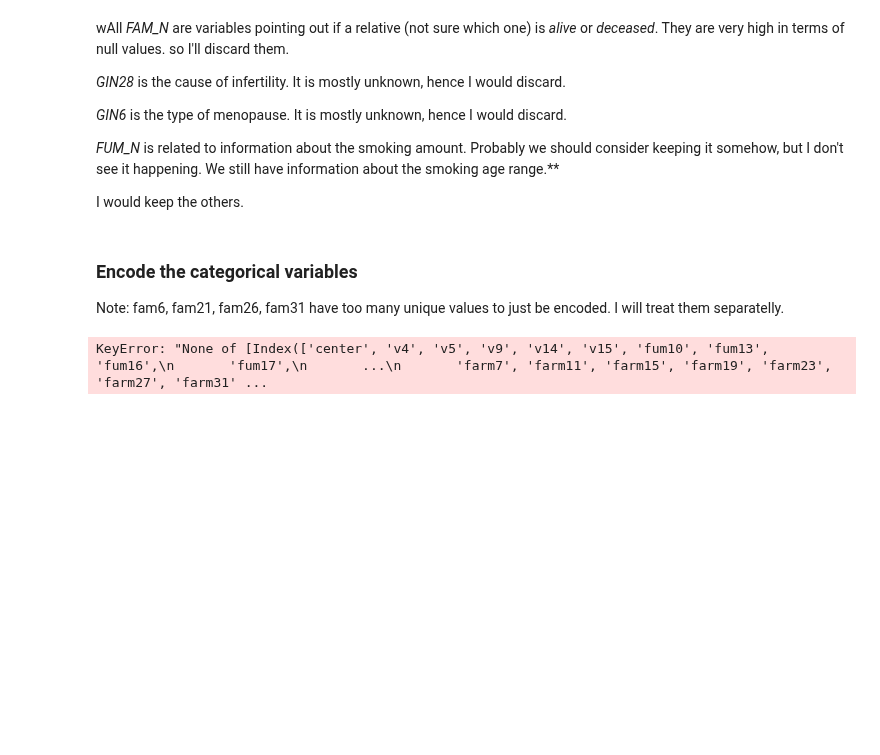
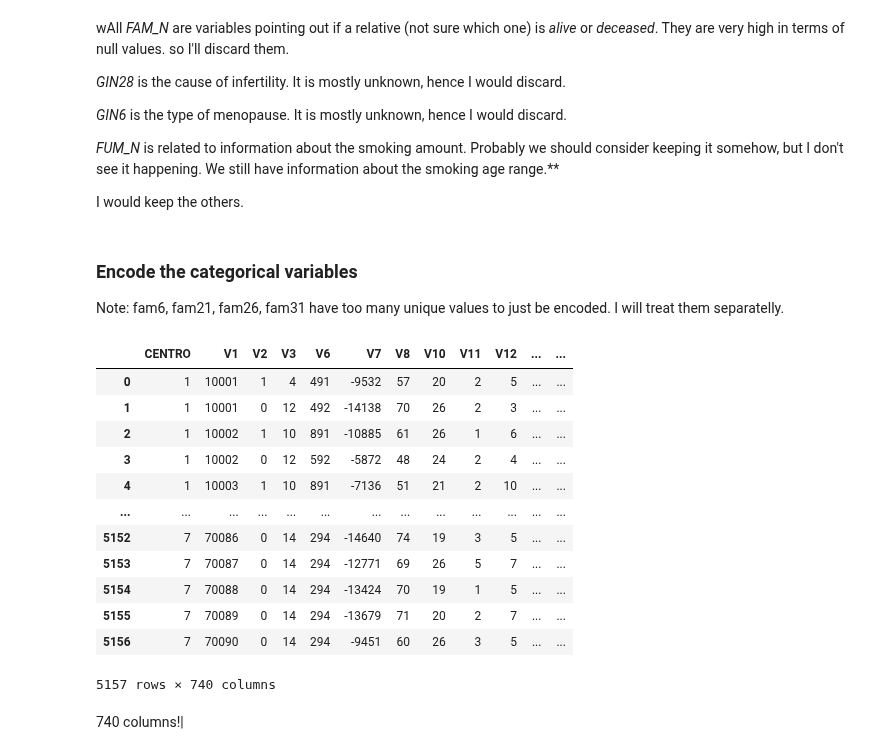
Before and after one commit to Paolaloi/EpidemLab, a Jupyter notebook: code.ipynb, the cells around one changed output. Drawn from its saved outputs; the diff is of its cells as text; code cells hidden in the pictures; blank space fills up the shorter version.

```diff
--- a/code.ipynb
+++ b/code.ipynb
@@ -303,16 +303,38 @@ I would keep the others.
 Note: fam6, fam21, fam26, fam31 have too many unique values to just be encoded. I will treat them separatelly.
 # %%
 data_df_na['V4'] = data_df_na['V4'].replace({1: 0, 2: 1})
+data_df_na['V2'] = data_df_na['V2'].replace({2: 0})
 # %%
 with open('data//to_be_encoded.txt', 'r') as f:
-    cols_to_encode = [line.strip() for line in f if line.strip()]
+    cols_to_encode_raw = [line.strip() for line in f if line.strip()]
+cols_to_encode_lower = [col.lower() for col in cols_to_encode_raw]
 
-# Step 2: One-hot encode, keeping recognizable column names
+# Map lower-case column names to original names in data_df_na
+data_cols_map = {col.lower(): col for col in data_df_na.columns}
+cols_to_encode = [data_cols_map[col] for col in cols_to_encode_lower if col in data_cols_map]
+
+# One-hot encode
 data_df_encoded = pd.get_dummies(
     data_df_na,
     columns=cols_to_encode,
     prefix=cols_to_encode,
     prefix_sep='_'
 )
-# %% [output]
-KeyError: "None of [Index(['center', 'v4', 'v5', 'v9', 'v14', 'v15', 'fum10', 'fum13', 'fum16',\n       'fum17',\n       ...\n       'farm7', 'farm11', 'farm15', 'farm19', 'farm23', 'farm27', 'farm31' ...
+# %%
+data_df_encoded
+# %% [output]
+|  | CENTRO | V1 | V2 | V3 | V6 | V7 | V8 | V10 | V11 | V12 | ... | ... |
+| 0 | 1 | 10001 | 1 | 4 | 491 | -9532 | 57 | 20 | 2 | 5 | ... | ... |
+| 1 | 1 | 10001 | 0 | 12 | 492 | -14138 | 70 | 26 | 2 | 3 | ... | ... |
+| 2 | 1 | 10002 | 1 | 10 | 891 | -10885 | 61 | 26 | 1 | 6 | ... | ... |
+| 3 | 1 | 10002 | 0 | 12 | 592 | -5872 | 48 | 24 | 2 | 4 | ... | ... |
+| 4 | 1 | 10003 | 1 | 10 | 891 | -7136 | 51 | 21 | 2 | 10 | ... | ... |
+| ... | ... | ... | ... | ... | ... | ... | ... | ... | ... | ... | ... | ... |
+| 5152 | 7 | 70086 | 0 | 14 | 294 | -14640 | 74 | 19 | 3 | 5 | ... | ... |
+| 5153 | 7 | 70087 | 0 | 14 | 294 | -12771 | 69 | 26 | 5 | 7 | ... | ... |
+| 5154 | 7 | 70088 | 0 | 14 | 294 | -13424 | 70 | 19 | 1 | 5 | ... | ... |
+| 5155 | 7 | 70089 | 0 | 14 | 294 | -13679 | 71 | 20 | 2 | 7 | ... | ... |
+| 5156 | 7 | 70090 | 0 | 14 | 294 | -9451 | 60 | 26 | 3 | 5 | ... | ... |
+5157 rows × 740 columns
+# %% [markdown]
+740 columns!|
```
Also changed, not shown: parts of 15 cells of this notebook.
